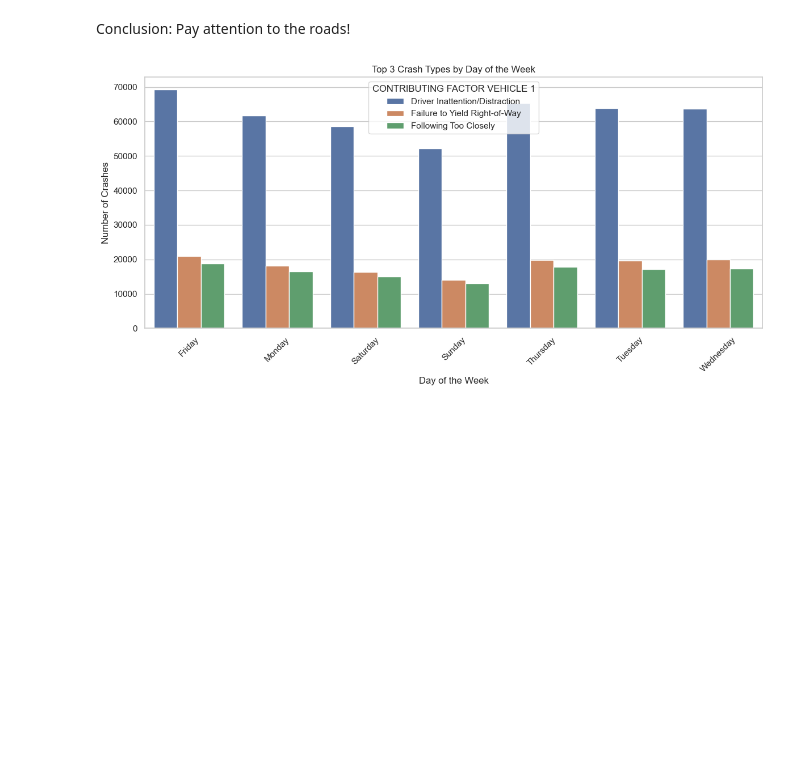
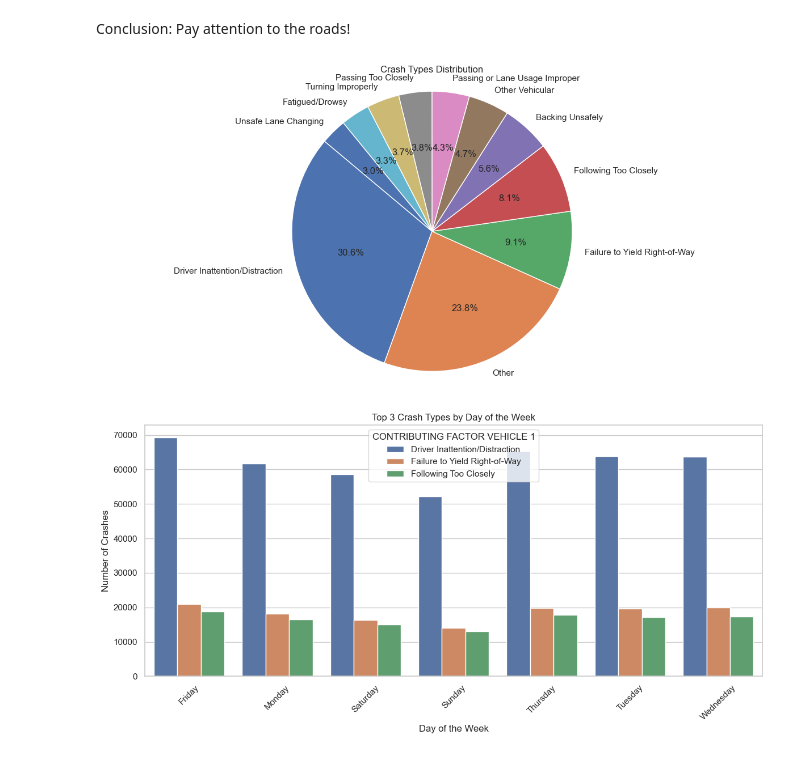
Before and after one commit to Silverasdf/ny_crashes_project, a Jupyter notebook: initial_analysis.ipynb, the cells around one changed output. Drawn from its saved outputs; the diff is of its cells as text; code cells hidden in the pictures; blank space fills up the shorter version.

```diff
--- a/initial_analysis.ipynb
+++ b/initial_analysis.ipynb
@@ -252,6 +268,21 @@ print(crash_types.head(10))
 10            Unsafe Lane Changing   42366
 # %% [markdown]
 Conclusion: Pay attention to the roads!
+# %%
+#Pie chart of the crash types
+
+plt.figure(figsize=(12, 6))
+# If Not in top 10, group into "Other" category
+crash_types['CRASH TYPE'] = crash_types['CRASH TYPE'].where(crash_types['COUNT'] >= 40000, 'Other')
+crash_types = crash_types.groupby('CRASH TYPE').sum().reset_index()
+crash_types = crash_types.sort_values(by=['COUNT'], ascending=False)
+plt.pie(crash_types['COUNT'], labels=crash_types['CRASH TYPE'], autopct='%1.1f%%', startangle=140)
+plt.axis('equal')  # Equal aspect ratio ensures that pie is drawn as a circle.
+plt.title('Crash Types Distribution')
+plt.tight_layout()
+plt.show()
+# %% [output]
+[figure, added]
 # %%
 df_crashes = df_dates[df_dates['CRASH DATE'].notnull()]
 #remove unspecified from the crash types
```
Also changed, not shown: parts of 2 cells of this notebook.
